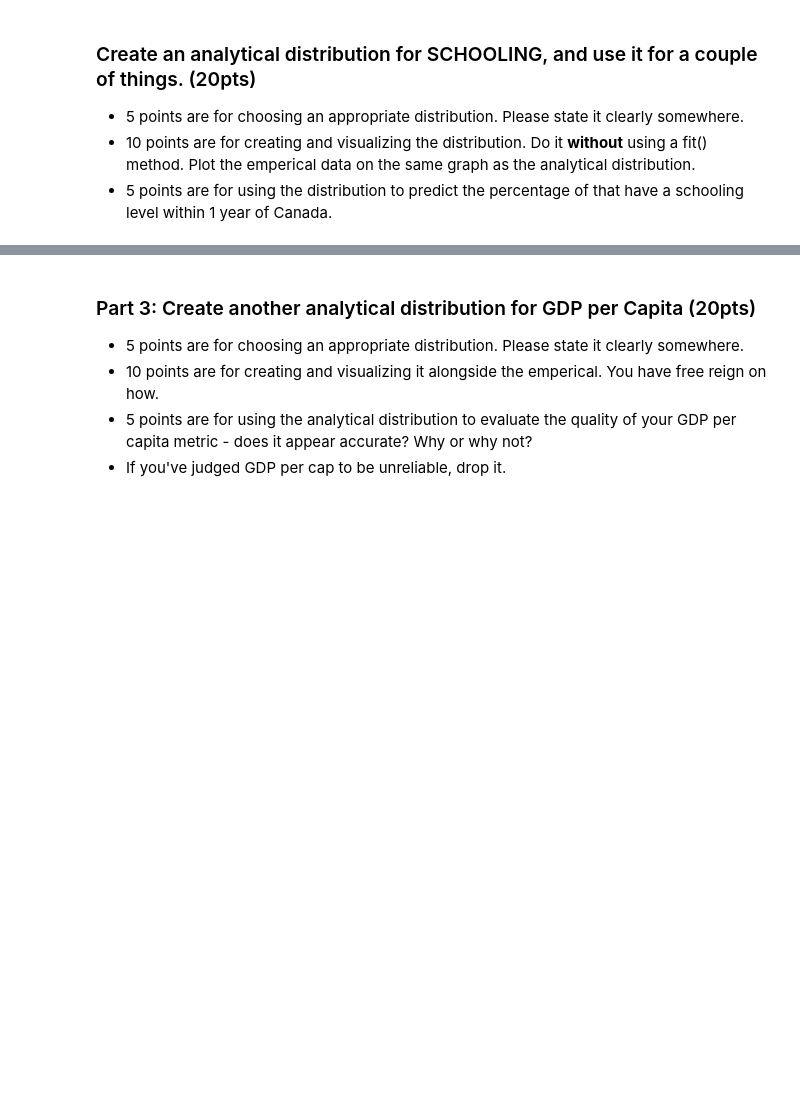
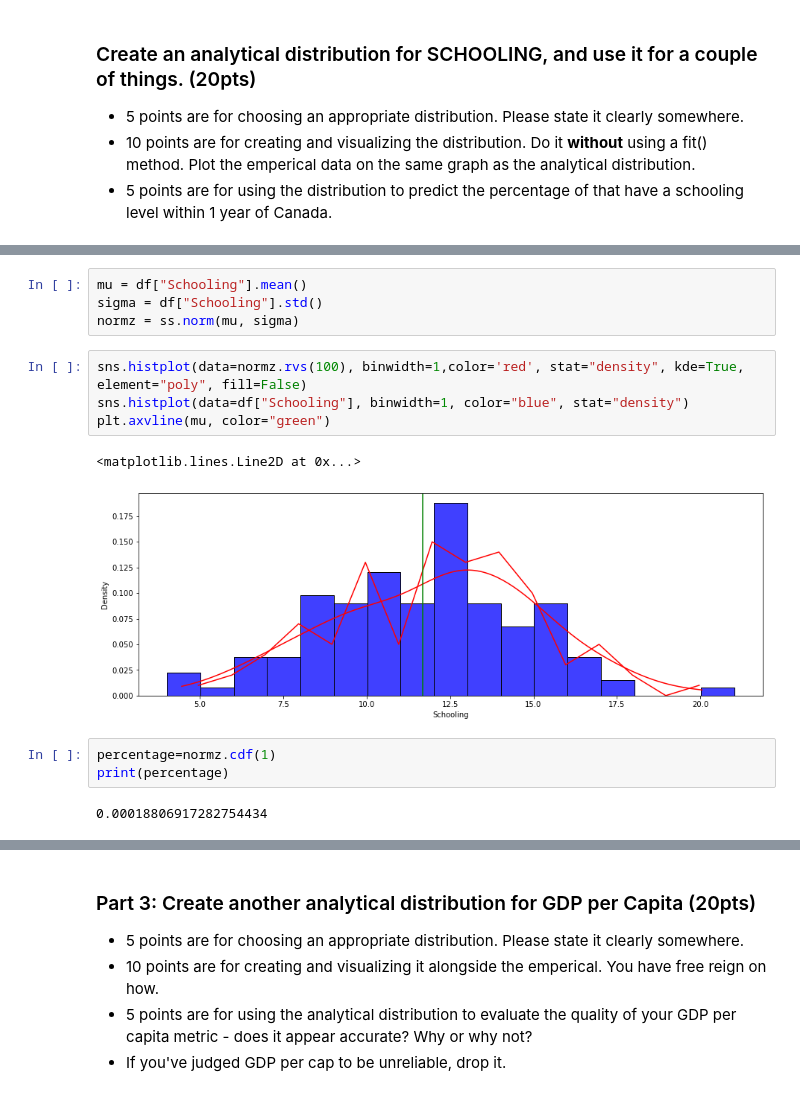
Before and after one commit to zareeiant/BSIP_Assignment_2_Students, a Jupyter notebook: stats_asn_2_start.ipynb, the cells around one changed output, grey strips where cells are left out. Cells and saved outputs as stored; diff of their text form; blank space fills up the shorter version.

```diff
--- a/stats_asn_2_start.ipynb
+++ b/stats_asn_2_start.ipynb
@@ -315,0 +322,16 @@ bigGraph(df,'GDPPerCapita')
+# %%
+mu = df["Schooling"].mean()
+sigma = df["Schooling"].std()
+normz = ss.norm(mu, sigma)
+# %%
+sns.histplot(data=normz.rvs(100), binwidth=1,color='red', stat="density", kde=True, element="poly", fill=False)
+sns.histplot(data=df["Schooling"], binwidth=1, color="blue", stat="density")
+plt.axvline(mu, color="green")
+# %% [output]
+<matplotlib.lines.Line2D at 0x...>
+[figure, added]
+# %%
+percentage=normz.cdf(1)
+print(percentage)
+# %% [output]
+0.00018806917282754434
```
Also changed, not shown: parts of 38 cells of this notebook.
